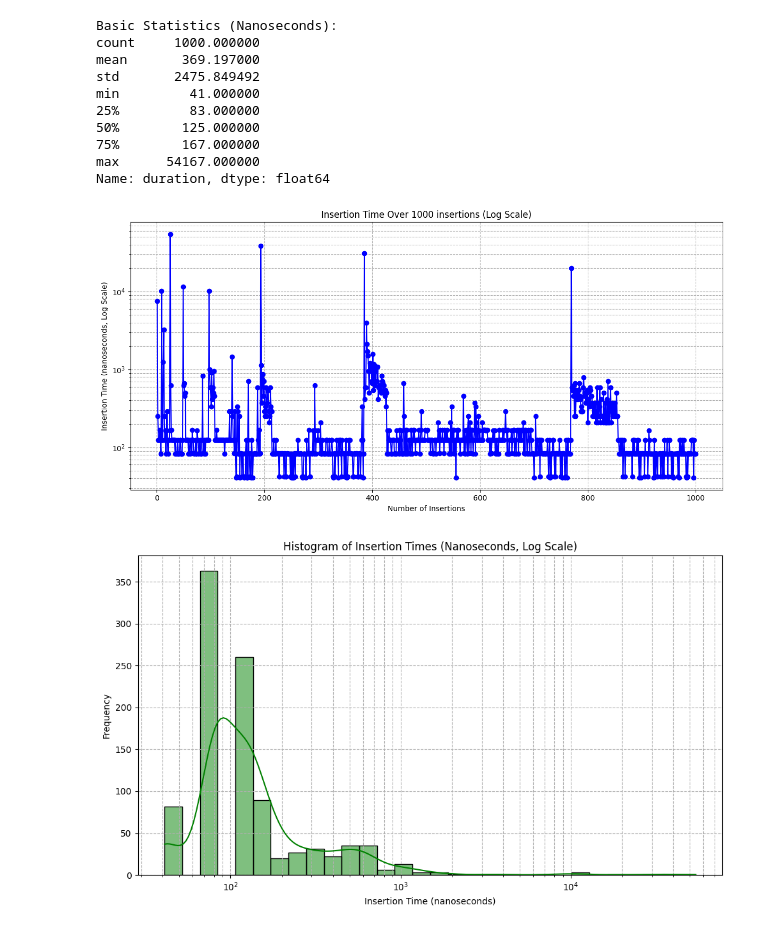
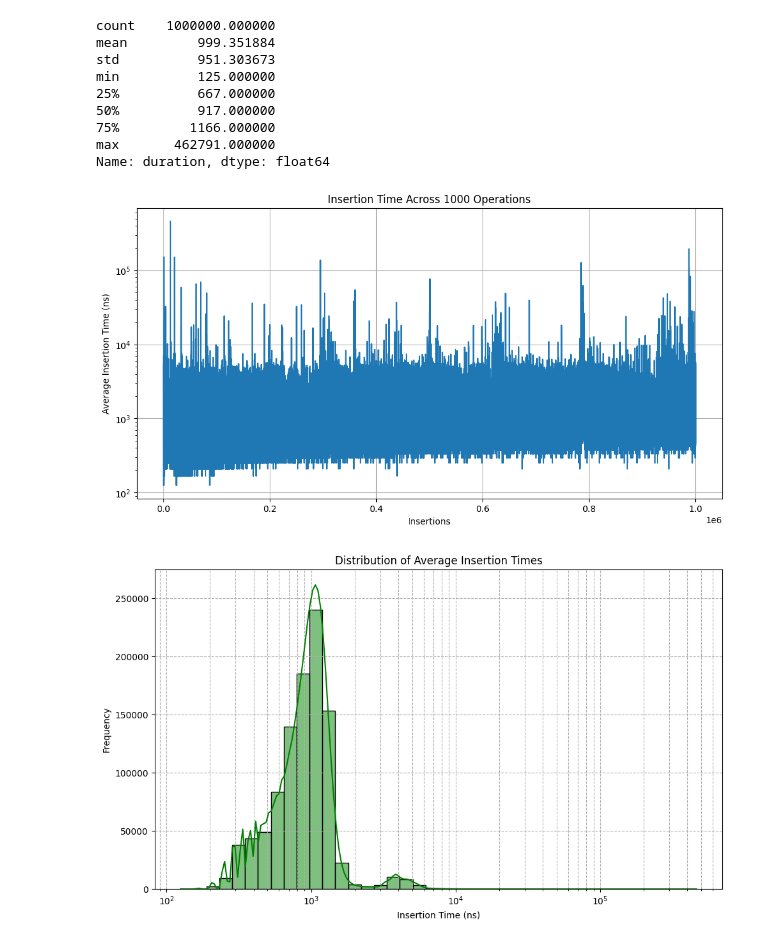
Before and after one commit to rayaan01/switchboard, a Jupyter notebook: jupyter/Analysis.ipynb, the cells around one changed output. Drawn from its saved outputs; the diff is of its cells as text; code cells hidden in the pictures.

```diff
--- a/jupyter/Analysis.ipynb
+++ b/jupyter/Analysis.ipynb
@@ -1,52 +91,37 @@
 # %%
-import pandas as pd
-import matplotlib.pyplot as plt
-import seaborn as sns
-import numpy as np
+# Visualise individual test case file
 
-# Load the CSV file
-df = pd.read_csv('hash_table_set_metrics_1k.csv')
+averaged_df = pd.read_csv('../avl_tree_1M.csv')
+print(averaged_df['duration'].describe())
 
-# Convert 'index' column to numeric format
-df['index'] = pd.to_numeric(df['index'], errors='coerce')
-
-# Convert 'duration' column to numeric format (in nanoseconds)
-df['duration'] = pd.to_numeric(df['duration'], errors='coerce')
-
-# Basic statistics (Nanoseconds)
-print("Basic Statistics (Nanoseconds):")
-print(df['duration'].describe())
-
-# Line plot with logarithmic scaling on y-axis
 plt.figure(figsize=(12, 6))
-plt.plot(df['index'], df['duration'], marker='o', linestyle='-', color='b')
-plt.yscale('log')  # Apply logarithmic scale
-plt.title('Insertion Time Over 1k insertions (Log Scale)')
-plt.xlabel('Number of Insertions')
-plt.ylabel('Insertion Time (nanoseconds, Log Scale)')
-plt.grid(True, which="both", ls="--")
-plt.tight_layout()
+sns.lineplot(x='index', y='duration', data=averaged_df)
+plt.title('Insertion Time Across 1000 Operations')
+plt.xlabel('Insertions')
+plt.ylabel('Average Insertion Time (ns)')
+plt.yscale('log')
+plt.grid(True)
+# plt.savefig('hash_table_average_set_metrics_1k_lineplot.png')
 plt.show()
 
-# Histogram of insertion times (in nanoseconds) with log scaling
 plt.figure(figsize=(10, 6))
-sns.histplot(df['duration'], bins=30, kde=True, color='g', log_scale=True)
-plt.title('Histogram of Insertion Times (Nanoseconds, Log Scale)')
-plt.xlabel('Insertion Time (nanoseconds)')
+sns.histplot(averaged_df['duration'], bins=40, kde=True, color='g', log_scale=True)
+plt.title('Distribution of Average Insertion Times')
+plt.xlabel('Insertion Time (ns)')
 plt.ylabel('Frequency')
 plt.grid(True, which="both", ls="--")
 plt.tight_layout()
+# plt.savefig('hash_table_average_set_metrics_1k_histogram.png')
 plt.show()
 # %% [output]
-Basic Statistics (Nanoseconds):
-count     1000.000000
-mean       369.197000
-std       2475.849492
-min         41.000000
-25%         83.000000
-50%        125.000000
-75%        167.000000
-max      54167.000000
+count    1000000.000000
+mean         999.351884
+std          951.303673
+min          125.000000
+25%          667.000000
+50%          917.000000
+75%         1166.000000
+max       462791.000000
 Name: duration, dtype: float64
-[figure, old version]
+[figure, new version]
-[figure, old version]
+[figure, new version]
```
Also changed, not shown: parts of 10 cells of this notebook, 1 other file.
